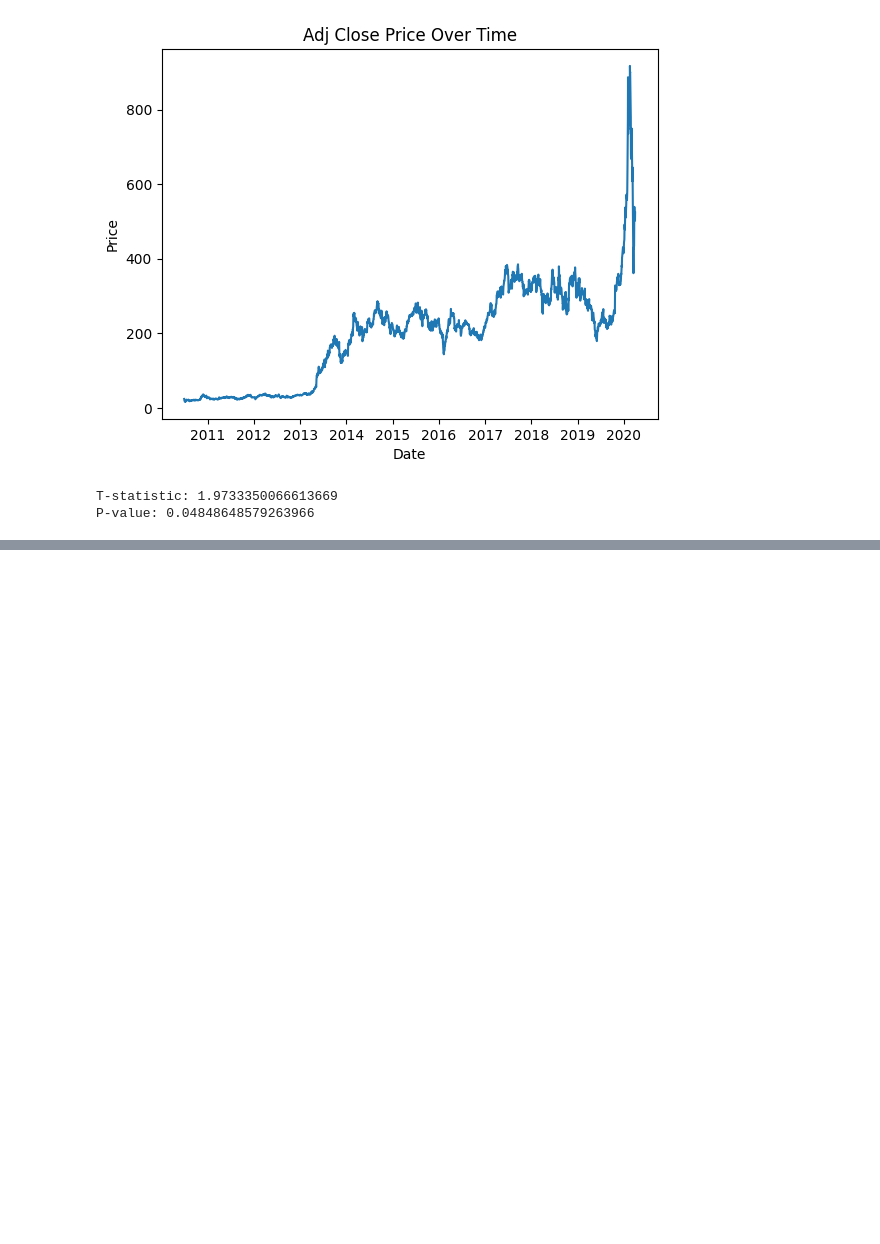
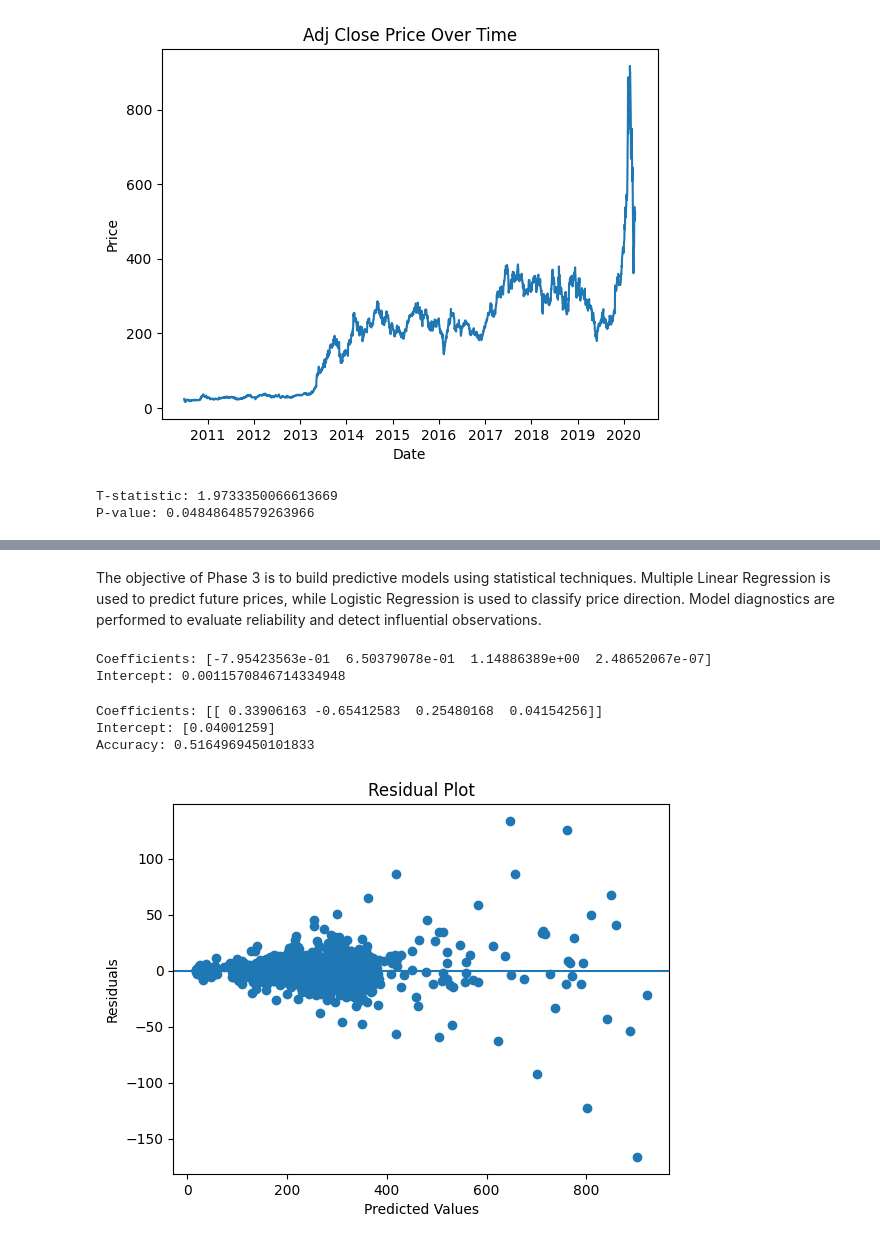
Before and after one commit to Flare3416/SSMDA_Project, a Jupyter notebook: analysis.ipynb, the cells around one changed output, grey strips where cells are left out. Cells and saved outputs as stored; diff of their text form; code cells hidden in the pictures; blank space fills up the shorter version.

```diff
--- a/analysis.ipynb
+++ b/analysis.ipynb
@@ -93,0 +150,16 @@ Based on the computed p-value, we determine whether trading volume differs signi
+# %% [markdown]
+The objective of Phase 3 is to build predictive models using statistical techniques. Multiple Linear Regression is used to predict future prices, while Logistic Regression is used to classify price direction. Model diagnostics are performed to evaluate reliability and detect influential observations.
+# %%
+X = df[['Open', 'High', 'Low', 'Volume']]
+y = df['Target_Next_Day_Close']
+# %%
+from sklearn.linear_model import LinearRegression
+
+model = LinearRegression()
+model.fit(X, y)
+
+print("Coefficients:", model.coef_)
+print("Intercept:", model.intercept_)
+# %% [output]
+Coefficients: [-7.95423563e-01  6.50379078e-01  1.14886389e+00  2.48652067e-07]
+Intercept: 0.0011570846714334948
@@ -93,0 +168,35 @@ Based on the computed p-value, we determine whether trading volume differs signi
+# %%
+from sklearn.preprocessing import StandardScaler
+from sklearn.linear_model import LogisticRegression
+from sklearn.metrics import accuracy_score
+
+scaler = StandardScaler()
+X_log_scaled = scaler.fit_transform(X_log)
+
+log_model = LogisticRegression(max_iter=1000)
+log_model.fit(X_log_scaled, y_log)
+
+print("Coefficients:", log_model.coef_)
+print("Intercept:", log_model.intercept_)
+
+y_pred = log_model.predict(X_log_scaled)
+print("Accuracy:", accuracy_score(y_log, y_pred))
+# %% [output]
+Coefficients: [[ 0.33906163 -0.65412583  0.25480168  0.04154256]]
+Intercept: [0.04001259]
+Accuracy: 0.5164969450101833
+# %%
+import matplotlib.pyplot as plt
+
+y_pred = model.predict(X)
+residuals = y - y_pred
+
+plt.figure()
+plt.scatter(y_pred, residuals)
+plt.axhline(0)
+plt.title("Residual Plot")
+plt.xlabel("Predicted Values")
+plt.ylabel("Residuals")
+plt.show()
+# %% [output]
+[figure, added]
```
Also changed, not shown: parts of 13 cells of this notebook.
